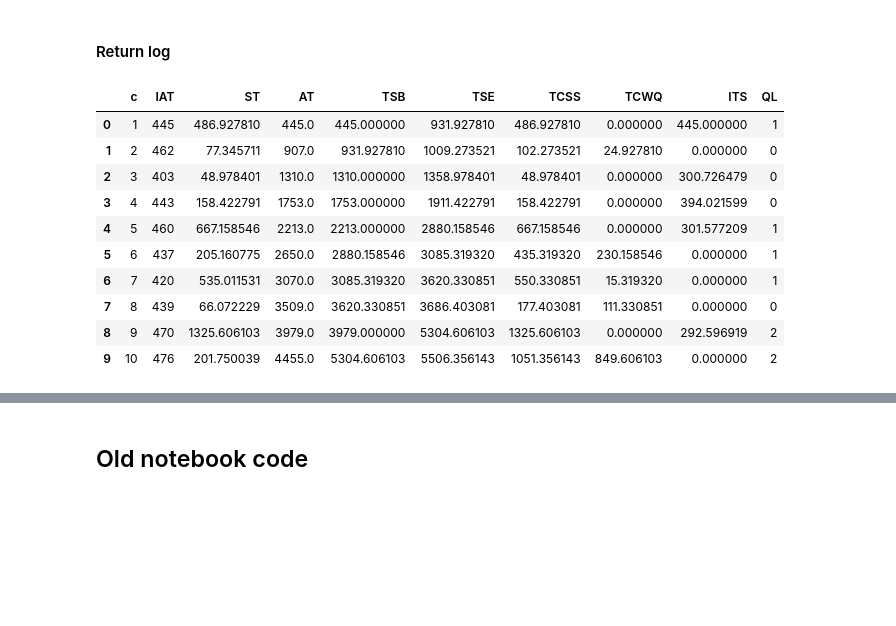
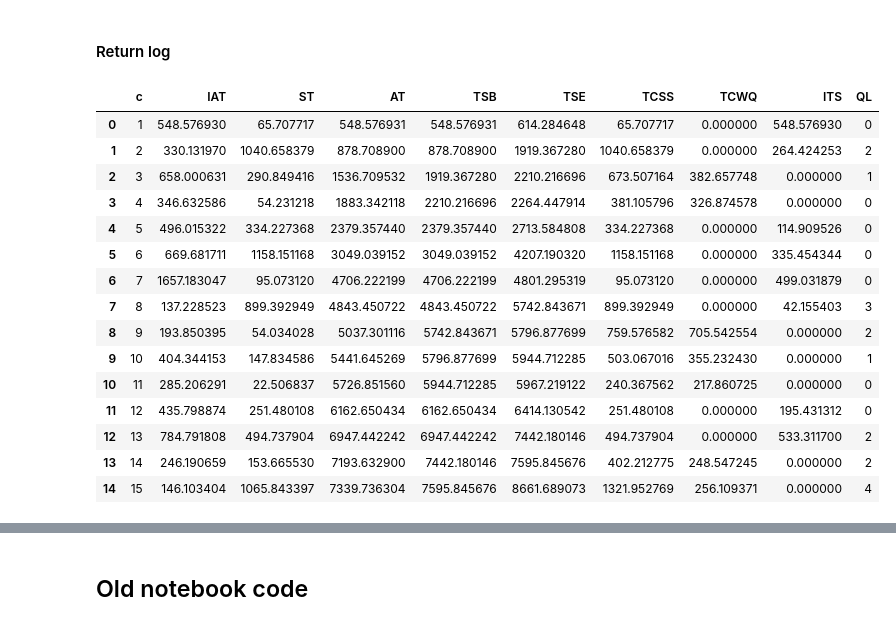
Before and after one commit to TUDelft-CITG/OpenQTSim, a Jupyter notebook: notebooks/Basic Queue using package.ipynb, the cells around one changed output, grey strips where cells are left out. Drawn from its saved outputs; the diff is of its cells as text; code cells hidden in the pictures; blank space fills up the shorter version.

```diff
--- a/notebooks/Basic Queue using package.ipynb
+++ b/notebooks/Basic Queue using package.ipynb
@@ -32,7 +36,10 @@ print(aver_ST_in_secs)
 # %% [markdown]
 #### Define the queue object input
 # %%
-A = queueing.arrival_process("M", stats.poisson(mu = aver_IAT_in_secs))
+# the arrivals follow a poisson distribution
+# A = queueing.arrival_process("M", stats.poisson(mu = aver_IAT_in_secs))
+# the interarrival times an exponential one
+A = queueing.arrival_process("M", stats.expon(scale = aver_IAT_in_secs))
 S = queueing.service_process("M", stats.expon(scale = aver_ST_in_secs))
 c = 1
 # %% [markdown]
@@ -45,5 +52,5 @@ sim = queueing.simulation(q)
 ### 3. Run the simulation
 # %%
 %%time
-sim.run(100000) # nr is the number of customers that will arrive at the server
+sim.run(1000000) # nr is the number of customers that will arrive at the server
 # %% [output]
@@ -100,29 +107,34 @@ System utilisation: 0.8874
 # %% [markdown]
 #### Return log
 # %%
-sim.return_log(10)
+sim.return_log(15)
 # c = customer
 # IAT = inter arrival time
 # ST = service time
 # AT = arrival time
 # TSB = time service begins
 # TSE = time service ends
 # TCSS = time customer spends in the system
 # TCWQ = time customer waits in the queue
 # ITS = idle time of the server
 # QL = queue length
 # %% [output]
 |  | c | IAT | ST | AT | TSB | TSE | TCSS | TCWQ | ITS | QL |
-| 0 | 1 | 445 | 486.927810 | 445.0 | 445.000000 | 931.927810 | 486.927810 | 0.000000 | 445.000000 | 1 |
-| 1 | 2 | 462 | 77.345711 | 907.0 | 931.927810 | 1009.273521 | 102.273521 | 24.927810 | 0.000000 | 0 |
-| 2 | 3 | 403 | 48.978401 | 1310.0 | 1310.000000 | 1358.978401 | 48.978401 | 0.000000 | 300.726479 | 0 |
-| 3 | 4 | 443 | 158.422791 | 1753.0 | 1753.000000 | 1911.422791 | 158.422791 | 0.000000 | 394.021599 | 0 |
-| 4 | 5 | 460 | 667.158546 | 2213.0 | 2213.000000 | 2880.158546 | 667.158546 | 0.000000 | 301.577209 | 1 |
-| 5 | 6 | 437 | 205.160775 | 2650.0 | 2880.158546 | 3085.319320 | 435.319320 | 230.158546 | 0.000000 | 1 |
-| 6 | 7 | 420 | 535.011531 | 3070.0 | 3085.319320 | 3620.330851 | 550.330851 | 15.319320 | 0.000000 | 1 |
-| 7 | 8 | 439 | 66.072229 | 3509.0 | 3620.330851 | 3686.403081 | 177.403081 | 111.330851 | 0.000000 | 0 |
-| 8 | 9 | 470 | 1325.606103 | 3979.0 | 3979.000000 | 5304.606103 | 1325.606103 | 0.000000 | 292.596919 | 2 |
-| 9 | 10 | 476 | 201.750039 | 4455.0 | 5304.606103 | 5506.356143 | 1051.356143 | 849.606103 | 0.000000 | 2 |
+| 0 | 1 | 548.576930 | 65.707717 | 548.576931 | 548.576931 | 614.284648 | 65.707717 | 0.000000 | 548.576930 | 0 |
+| 1 | 2 | 330.131970 | 1040.658379 | 878.708900 | 878.708900 | 1919.367280 | 1040.658379 | 0.000000 | 264.424253 | 2 |
+| 2 | 3 | 658.000631 | 290.849416 | 1536.709532 | 1919.367280 | 2210.216696 | 673.507164 | 382.657748 | 0.000000 | 1 |
+| 3 | 4 | 346.632586 | 54.231218 | 1883.342118 | 2210.216696 | 2264.447914 | 381.105796 | 326.874578 | 0.000000 | 0 |
+| 4 | 5 | 496.015322 | 334.227368 | 2379.357440 | 2379.357440 | 2713.584808 | 334.227368 | 0.000000 | 114.909526 | 0 |
+| 5 | 6 | 669.681711 | 1158.151168 | 3049.039152 | 3049.039152 | 4207.190320 | 1158.151168 | 0.000000 | 335.454344 | 0 |
+| 6 | 7 | 1657.183047 | 95.073120 | 4706.222199 | 4706.222199 | 4801.295319 | 95.073120 | 0.000000 | 499.031879 | 0 |
+| 7 | 8 | 137.228523 | 899.392949 | 4843.450722 | 4843.450722 | 5742.843671 | 899.392949 | 0.000000 | 42.155403 | 3 |
+| 8 | 9 | 193.850395 | 54.034028 | 5037.301116 | 5742.843671 | 5796.877699 | 759.576582 | 705.542554 | 0.000000 | 2 |
+| 9 | 10 | 404.344153 | 147.834586 | 5441.645269 | 5796.877699 | 5944.712285 | 503.067016 | 355.232430 | 0.000000 | 1 |
+| 10 | 11 | 285.206291 | 22.506837 | 5726.851560 | 5944.712285 | 5967.219122 | 240.367562 | 217.860725 | 0.000000 | 0 |
+| 11 | 12 | 435.798874 | 251.480108 | 6162.650434 | 6162.650434 | 6414.130542 | 251.480108 | 0.000000 | 195.431312 | 0 |
+| 12 | 13 | 784.791808 | 494.737904 | 6947.442242 | 6947.442242 | 7442.180146 | 494.737904 | 0.000000 | 533.311700 | 2 |
+| 13 | 14 | 246.190659 | 153.665530 | 7193.632900 | 7442.180146 | 7595.845676 | 402.212775 | 248.547245 | 0.000000 | 2 |
+| 14 | 15 | 146.103404 | 1065.843397 | 7339.736304 | 7595.845676 | 8661.689073 | 1321.952769 | 256.109371 | 0.000000 | 4 |
 # %%
 fig, (ax1, ax2) = plt.subplots(1, 2, figsize=(20, 12))
 
```
Also changed, not shown: parts of 4 cells of this notebook.
